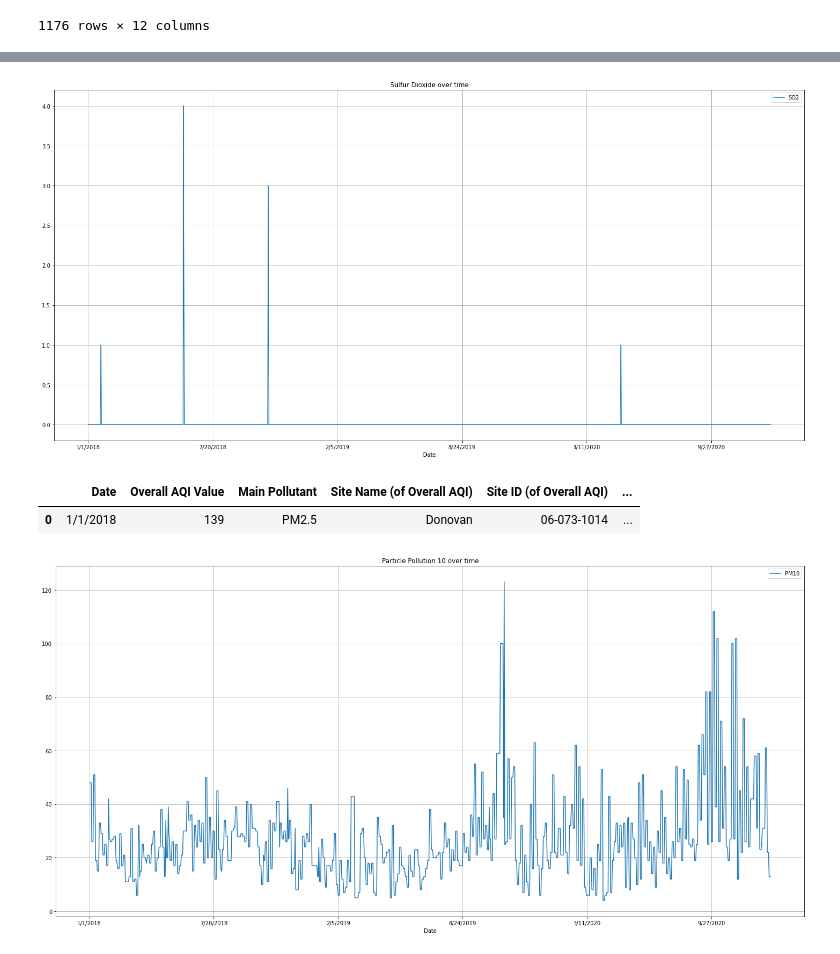
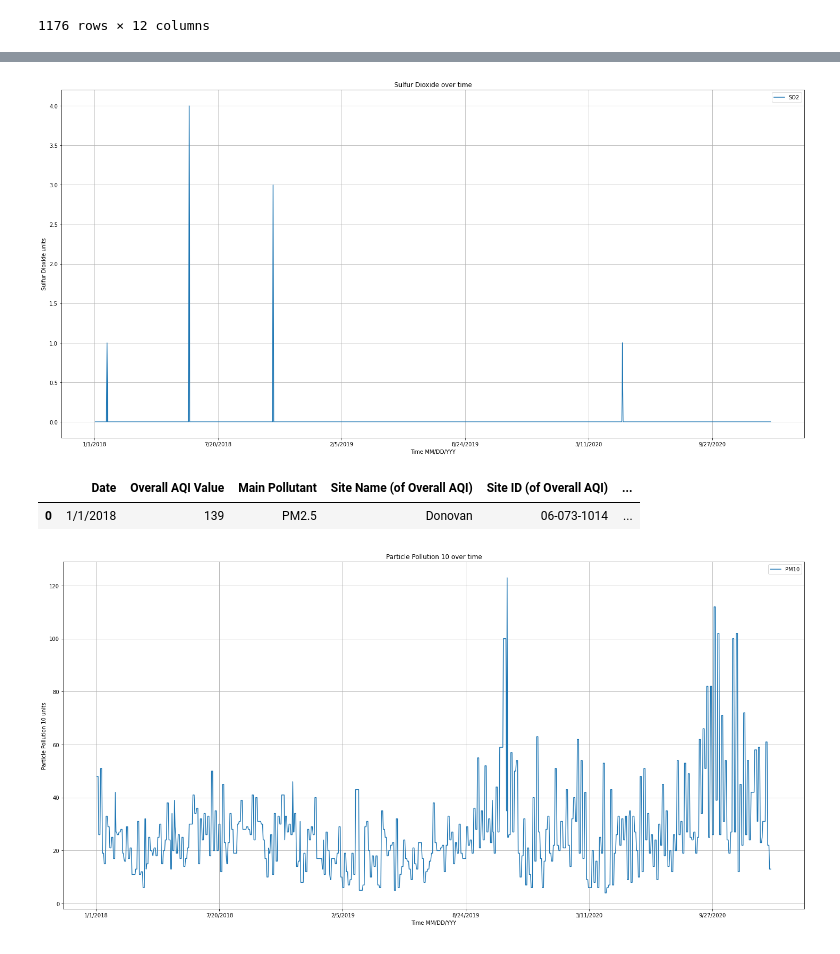
Before and after one commit to admngz/project-one, a Jupyter notebook: aqi_project_csv.ipynb, the cells around one changed output, grey strips where cells are left out. Drawn from its saved outputs; the diff is of its cells as text; code cells hidden in the pictures.

```diff
--- a/aqi_project_csv.ipynb
+++ b/aqi_project_csv.ipynb
@@ -63,10 +65,11 @@ clean_aqi_df["SO2"] = clean_aqi_df["SO2"].astype(float)
 # %%
 clean_aqi_df.plot(kind="line", x="Date", y="SO2", grid=True, figsize=(25,12),
               title="Sulfur Dioxide over time")
-
+plt.xlabel("Time MM/DD/YYY")
+plt.ylabel("Sulfur Dioxide units")
 plt.savefig("SO2_over_time.png")
 # %% [output]
-[figure, old version]
+[figure, new version]
 # %%
 #something is going on with a period in the PM10 column
 #working to fix that
@@ -84,8 +87,9 @@ clean_aqi_df["PM10"] = clean_aqi_df["PM10"].astype(float)
 # %%
 #plot PM10 data
 clean_aqi_df.plot(kind="line", x="Date", y="PM10", grid=True, figsize=(25,12),
               title="Particle Pollution 10 over time")
-
+plt.xlabel("Time MM/DD/YYY")
+plt.ylabel("Particle Pollution 10 units")
 plt.savefig("PM10_over_time.png")
 # %% [output]
-[figure, old version]
+[figure, new version]
```
Also changed, not shown: parts of 6 cells of this notebook, 5 other files.
